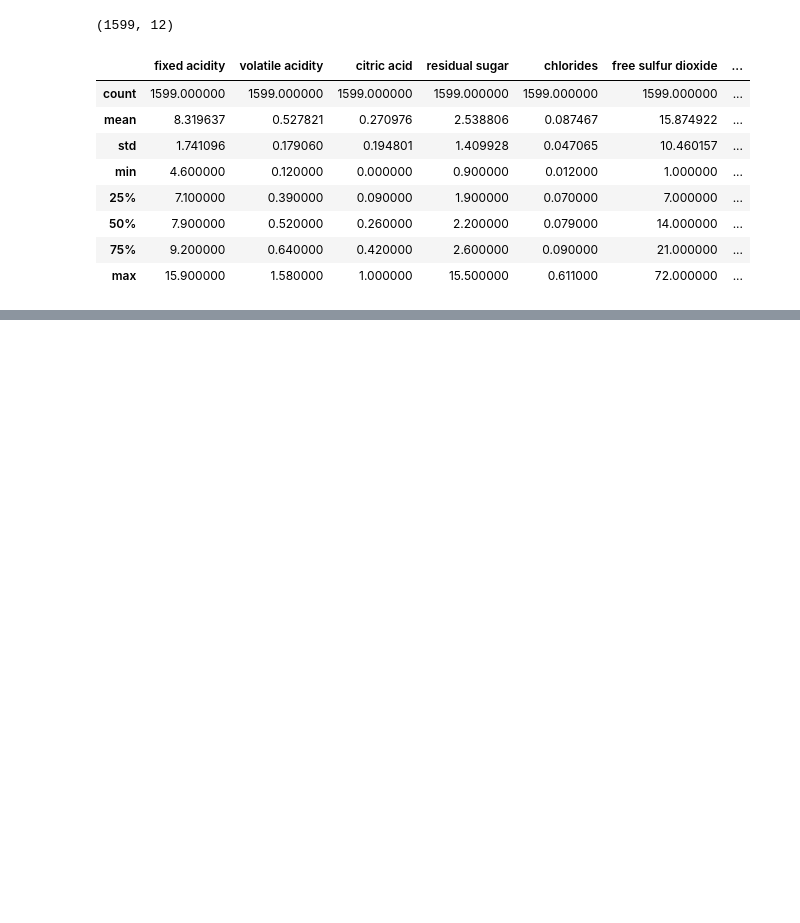
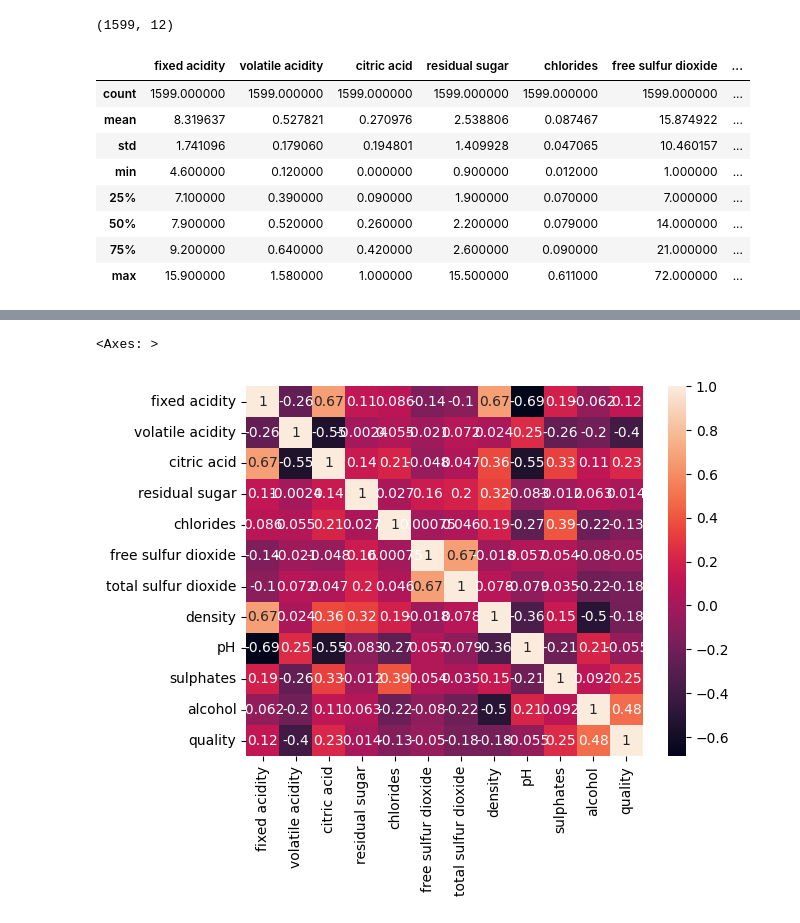
Before and after one commit to venkat-yalamanchili/EDA, a Jupyter notebook: 1. Red_wine_dataset.ipynb, the cells around one changed output, grey strips where cells are left out. Cells and saved outputs as stored; diff of their text form; code cells hidden in the pictures; blank space fills up the shorter version.

```diff
--- a/1. Red_wine_dataset.ipynb
+++ b/1. Red_wine_dataset.ipynb
@@ -52,0 +144,5 @@ df.describe()
+# %%
+sns.heatmap(df.corr(),annot=True)
+# %% [output]
+<Axes: >
+[figure, added]
```
Also changed, not shown: parts of 20 cells of this notebook, 2 other files.
